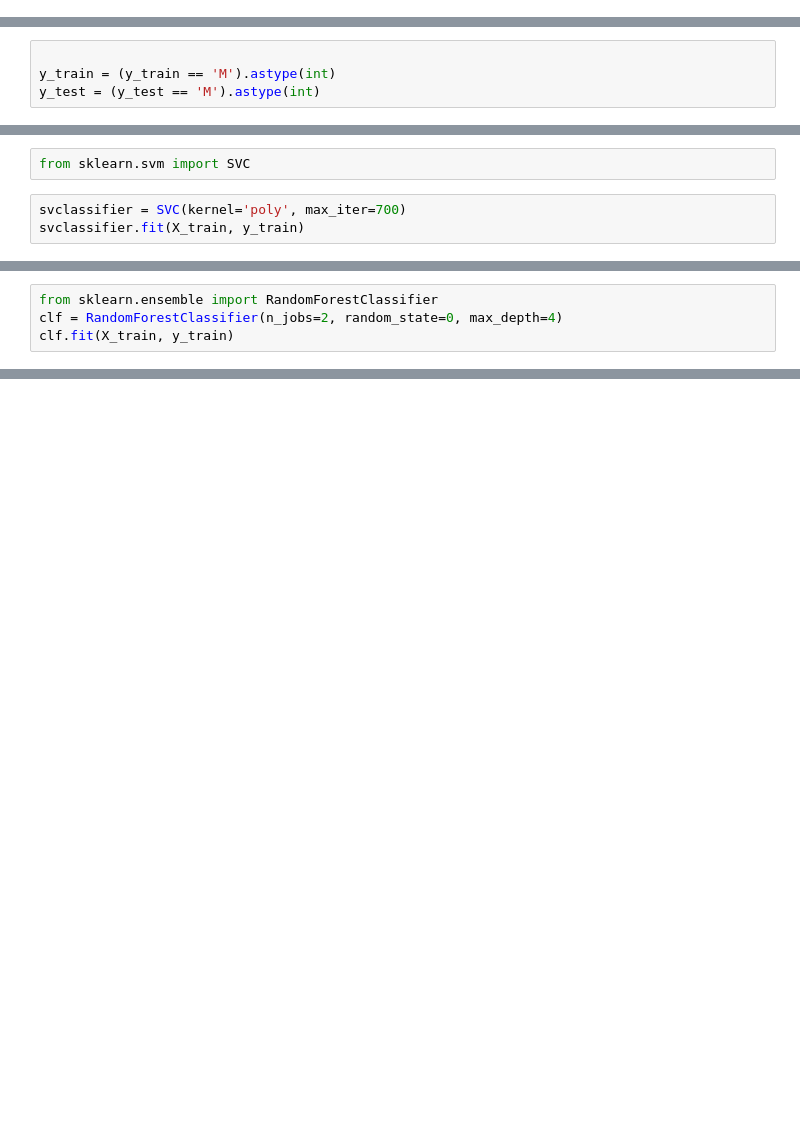
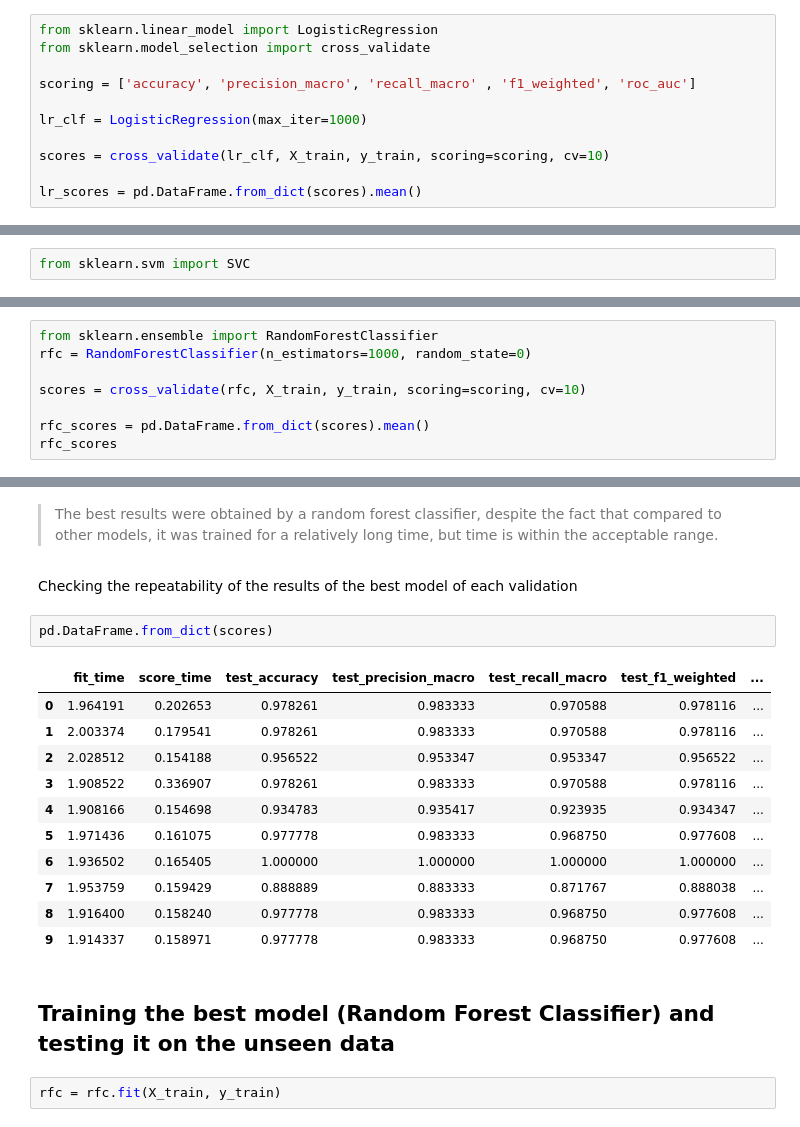
Before and after one commit to mariuszkx5/ML-Projects, a Jupyter notebook: Project_Cancer_Diagnostic.ipynb, the cells around one changed output, grey strips where cells are left out. Cells and saved outputs as stored; diff of their text form; blank space fills up the shorter version.

```diff
--- a/Project_Cancer_Diagnostic.ipynb
+++ b/Project_Cancer_Diagnostic.ipynb
@@ -170,0 +175,11 @@ plt.show()
+# %%
+from sklearn.linear_model import LogisticRegression
+from sklearn.model_selection import cross_validate
+
+scoring = ['accuracy', 'precision_macro', 'recall_macro' , 'f1_weighted', 'roc_auc']
+
+lr_clf = LogisticRegression(max_iter=1000)
+
+scores = cross_validate(lr_clf, X_train, y_train, scoring=scoring, cv=10)
+
+lr_scores = pd.DataFrame.from_dict(scores).mean()
@@ -173,6 +199,2 @@ Decision trees
-# %%
-
-y_train = (y_train == 'M').astype(int)
-y_test = (y_test == 'M').astype(int)
 # %%
 from sklearn import tree
@@ -216,6 +218,3 @@ weighted avg       0.96      0.96      0.96       114
 Support-vector machine
 # %%
 from sklearn.svm import SVC
-# %%
-svclassifier = SVC(kernel='poly', max_iter=700)
-svclassifier.fit(X_train, y_train)
@@ -259,5 +280,9 @@ Random Forest
 # %%
 from sklearn.ensemble import RandomForestClassifier
-clf = RandomForestClassifier(n_jobs=2, random_state=0, max_depth=4)
-clf.fit(X_train, y_train)
+rfc = RandomForestClassifier(n_estimators=1000, random_state=0)
+
+scores = cross_validate(rfc, X_train, y_train, scoring=scoring, cv=10)
+
+rfc_scores = pd.DataFrame.from_dict(scores).mean()
+rfc_scores
 # %% [output]
@@ -312,0 +312,24 @@ Conclusions:
+# %% [markdown]
+
+
+> The best results were obtained by a random forest classifier, despite the fact that compared to other models, it was trained for a relatively long time, but time is within the acceptable range.
+# %% [markdown]
+Checking the repeatability of the results of the best model of each validation
+# %%
+pd.DataFrame.from_dict(scores)
+# %% [output]
+|  | fit_time | score_time | test_accuracy | test_precision_macro | test_recall_macro | test_f1_weighted | ... |
+| 0 | 1.964191 | 0.202653 | 0.978261 | 0.983333 | 0.970588 | 0.978116 | ... |
+| 1 | 2.003374 | 0.179541 | 0.978261 | 0.983333 | 0.970588 | 0.978116 | ... |
+| 2 | 2.028512 | 0.154188 | 0.956522 | 0.953347 | 0.953347 | 0.956522 | ... |
+| 3 | 1.908522 | 0.336907 | 0.978261 | 0.983333 | 0.970588 | 0.978116 | ... |
+| 4 | 1.908166 | 0.154698 | 0.934783 | 0.935417 | 0.923935 | 0.934347 | ... |
+| 5 | 1.971436 | 0.161075 | 0.977778 | 0.983333 | 0.968750 | 0.977608 | ... |
+| 6 | 1.936502 | 0.165405 | 1.000000 | 1.000000 | 1.000000 | 1.000000 | ... |
+| 7 | 1.953759 | 0.159429 | 0.888889 | 0.883333 | 0.871767 | 0.888038 | ... |
+| 8 | 1.916400 | 0.158240 | 0.977778 | 0.983333 | 0.968750 | 0.977608 | ... |
+| 9 | 1.914337 | 0.158971 | 0.977778 | 0.983333 | 0.968750 | 0.977608 | ... |
+# %% [markdown]
+## Training the best model (Random Forest Classifier) and testing it on the unseen data
+# %%
+rfc = rfc.fit(X_train, y_train)
```
Also changed, not shown: parts of 30 cells of this notebook.
